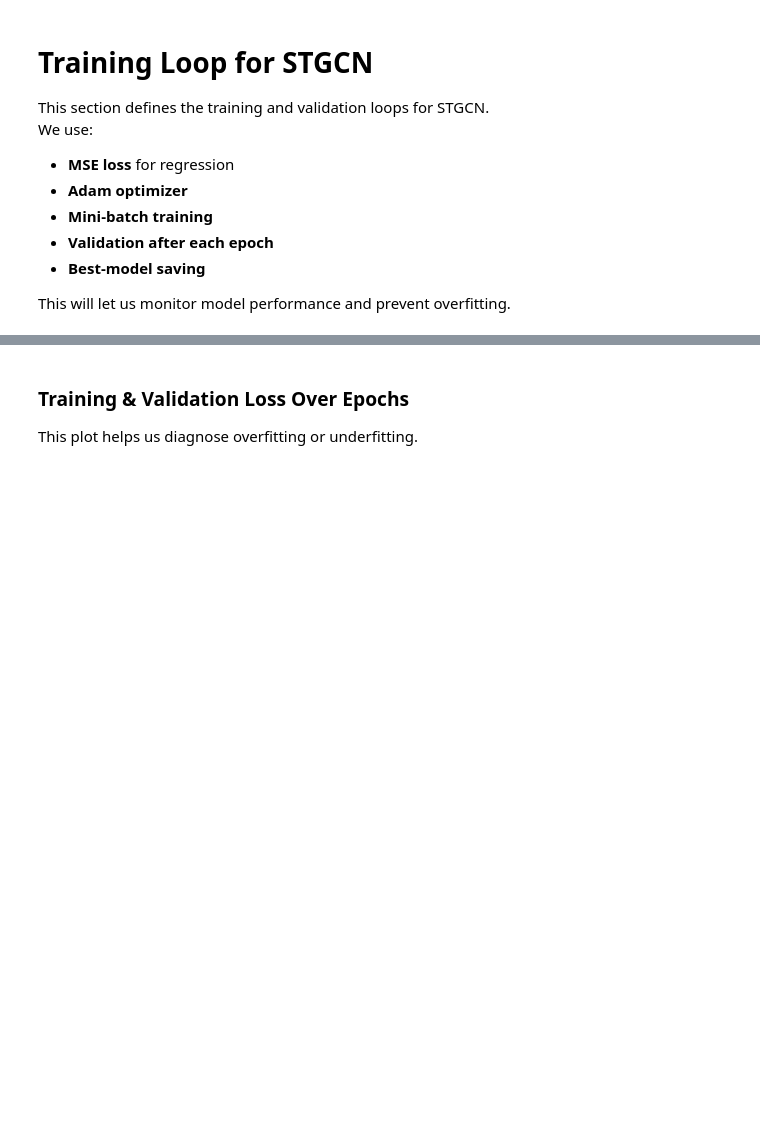
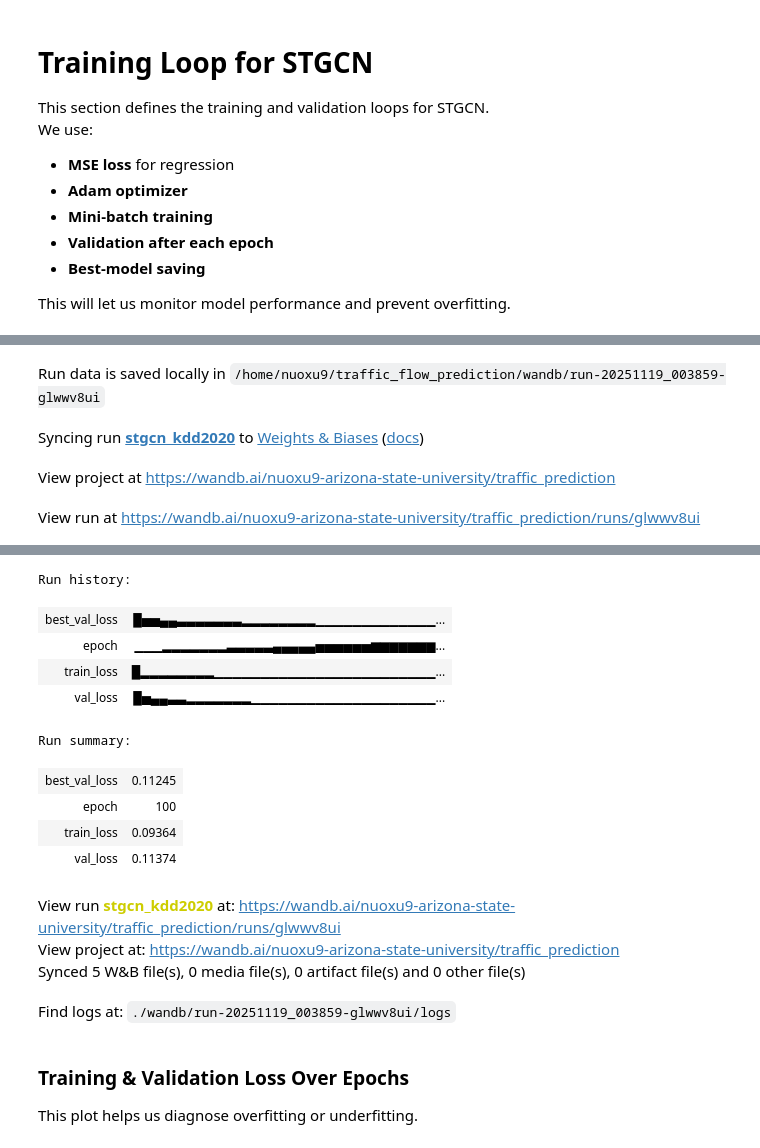
Before and after one commit to HenryNuo/traffic_flow_prediction, a Jupyter notebook: traffic_prediction_STGCN_NYC.ipynb, the cells around one changed output, grey strips where cells are left out. Cells and saved outputs as stored; diff of their text form; code cells hidden in the pictures; blank space fills up the shorter version.

```diff
--- a/traffic_prediction_STGCN.ipynb
+++ b/traffic_prediction_STGCN_NYC.ipynb
@@ -322,9 +419,29 @@ We use:
 
 This will let us monitor model performance and prevent overfitting.
 # %%
+# ============================
+# wandb initialization
+# ============================
+
+wandb.init(
+    project="traffic_prediction",
+    name="stgcn_kdd2020",
+    config={
+        "model": "STGCN",
+        "hidden_size": 32,
+        "input_len": 12,
+        "output_len": 3,
+        "batch_size": 32,
+        "learning_rate": 1e-3,
+        "epochs": 100,
+    }
+)
+
 # ============================
 # Training Loop
 # ============================
+train_losses = []
+val_losses = []
 
 device = torch.device("cuda" if torch.cuda.is_available() else "cpu")
 
@@ -372,26 +489,56 @@ model = STGCN(in_channels=2, hidden=32, output_steps=3).to(device)
 criterion = nn.MSELoss()
 optimizer = torch.optim.Adam(model.parameters(), lr=1e-3)
 
-num_epochs = 20
+num_epochs = 100
 best_val_loss = float('inf')
+patience = 10
+patience_counter = 0
 
-train_losses = []
-val_losses = []
+# learning rate scheduler
+scheduler = torch.optim.lr_scheduler.ReduceLROnPlateau(
+    optimizer, factor=0.5, patience=5, verbose=True
+)
 
 for epoch in range(num_epochs):
+    # --- Training ---
     train_loss = train_one_epoch(model, train_loader, optimizer, criterion)
+
+    # --- Validation ---
     val_loss = evaluate(model, val_loader, criterion)
 
     train_losses.append(train_loss)
     val_losses.append(val_loss)
 
-    print(f"Epoch {epoch+1}/{num_epochs} | Train Loss: {train_loss:.6f} | Val Loss: {val_loss:.6f}")
+    # Update LR scheduler
+    scheduler.step(val_loss)
 
-    # Save best model
+    # --- wandb logging ---
+    wandb.log({
+        "epoch": epoch + 1,
+        "train_loss": train_loss,
+        "val_loss": val_loss,
+    })
+
+    print(f"Epoch {epoch+1}/{num_epochs} | "
+          f"Train Loss: {train_loss:.6f} | Val Loss: {val_loss:.6f}")
+
+    # --- Best Model Saving ---
     if val_loss < best_val_loss:
         best_val_loss = val_loss
+        patience_counter = 0
+
+        # Save model
         torch.save(model.state_dict(), "stgcn_best.pth")
+        wandb.log({"best_val_loss": best_val_loss})
+
         print("  -> Saved new best model")
+    else:
+        patience_counter += 1
 
-print("Training complete!")
+    # --- Early Stopping ---
+    if patience_counter >= patience:
+        print(f"Early stopping at epoch {epoch+1}")
+        break
+
+wandb.finish()
 # %% [output]
@@ -397,0 +547,4 @@ print("Training complete!")
+Run data is saved locally in /home/nuoxu9/traffic_flow_prediction/wandb/run-20251119_003859-glwwv8ui
+Syncing run stgcn_kdd2020 to Weights & Biases (docs)
+View project at https://wandb.ai/nuoxu9-arizona-state-university/traffic_prediction
+View run at https://wandb.ai/nuoxu9-arizona-state-university/traffic_prediction/runs/glwwv8ui
@@ -415,3 +569,17 @@ Training complete!
+Run history:
+| best_val_loss | █▅▅▄▄▃▃▃▃▃▃▃▂▂▂▂▂▂▂▂▁▁▁▁▁▁▁▁▁▁▁▁▁... |
+| epoch | ▁▁▁▂▂▂▂▂▂▂▃▃▃▃▃▄▄▄▄▄▅▅▅▅▅▅▆▆▆▆▆▆▆... |
+| train_loss | █▂▂▂▂▂▂▂▂▁▁▁▁▁▁▁▁▁▁▁▁▁▁▁▁▁▁▁▁▁▁▁▁... |
+| val_loss | █▅▄▄▃▃▂▂▂▂▂▂▂▁▁▁▁▁▁▁▁▁▁▁▁▁▁▁▁▁▁▁▁... |
+Run summary:
+| best_val_loss | 0.11245 |
+| epoch | 100 |
+| train_loss | 0.09364 |
+| val_loss | 0.11374 |
+View run stgcn_kdd2020 at: https://wandb.ai/nuoxu9-arizona-state-university/traffic_prediction/runs/glwwv8ui
+View project at: https://wandb.ai/nuoxu9-arizona-state-university/traffic_prediction
+Synced 5 W&B file(s), 0 media file(s), 0 artifact file(s) and 0 other file(s)
+Find logs at: ./wandb/run-20251119_003859-glwwv8ui/logs
 # %% [markdown]
 ### Training & Validation Loss Over Epochs
 This plot helps us diagnose overfitting or underfitting.
```
Also changed, not shown: parts of 9 cells of this notebook.
